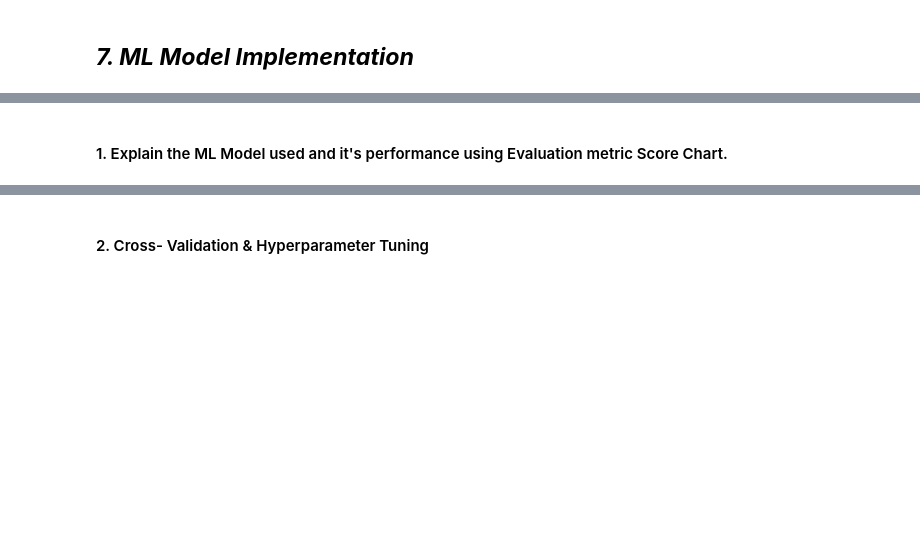
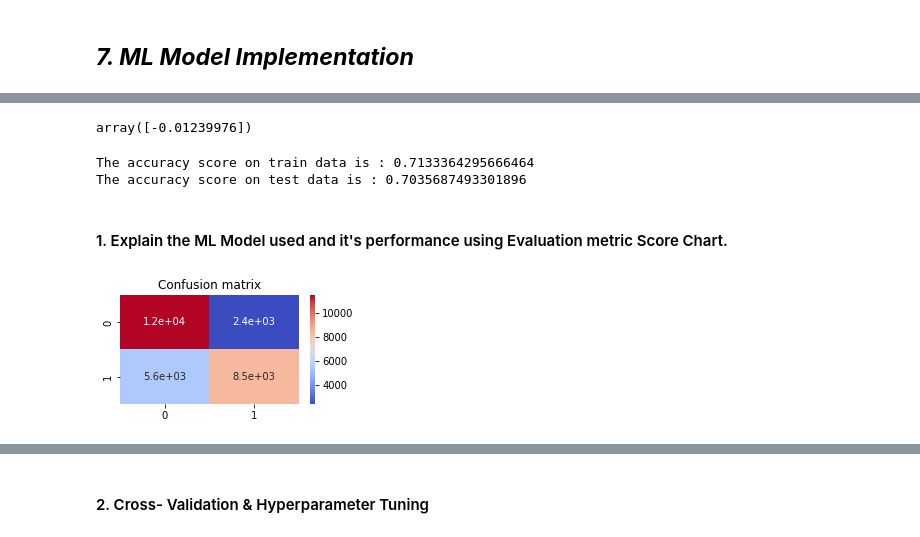
Before and after one commit to mdismailquraishicse/capstone_project_3_classification_creditcard_default, a Jupyter notebook: CreditCardDefaultPrediction.ipynb, the cells around one changed output, grey strips where cells are left out. Drawn from its saved outputs; the diff is of its cells as text; code cells hidden in the pictures; blank space fills up the shorter version.

```diff
--- a/CreditCardDefaultPrediction.ipynb
+++ b/CreditCardDefaultPrediction.ipynb
@@ -961,2 +1001,6 @@ Answer Here.
+# %%
+# X and Y variables
+X = df3.drop(columns=['default']).values
+y = df3['default'].values
 # %% [markdown]
 ##### Which method have you used to scale you data and why?
@@ -976,5 +1022,7 @@ Answer Here.
 ### 8. Data Splitting
 # %%
 # Split your data to train and test. Choose Splitting ratio wisely.
+
+xtrain,xtest,ytrain,ytest = train_test_split(X,y,test_size=.2,random_state=0)
 # %% [markdown]
 ##### What data splitting ratio have you used and why?
@@ -991,2 +1043,8 @@ Answer Here.
+# %%
+# Handling Imbalanced Dataset (If needed)
+
+smote = SMOTE(random_state=0)
+xsmote,ysmote =smote.fit_resample(xtrain,ytrain)
+xtrain,xtest,ytrain,ytest = train_test_split(xsmote,ysmote,random_state=0)
 # %% [markdown]
 ##### What technique did you use to handle the imbalance dataset and why? (If needed to be balanced)
@@ -999,6 +1057,8 @@ Answer Here.
 # %%
 # ML Model - 1 Implementation
-
+model = LogisticRegression(random_state=0)
 # Fit the Algorithm
-
+model.fit(xtrain,ytrain)
 # Predict on the model
+pred_train = model.predict(xtrain)
+pred_test = model.predict(xtest)
@@ -1005,2 +1077,16 @@ Answer Here.
+# %%
+# Checking Intercept
+model.intercept_
+# %% [output]
+array([-0.01239976])
+# %%
+# Get the accuracy scores
+train_accuracy = accuracy_score(pred_train,ytrain)
+test_accuracy = accuracy_score(pred_test,ytest)
+print('The accuracy score on train data is :',train_accuracy)
+print('The accuracy score on test data is :',test_accuracy)
+# %% [output]
+The accuracy score on train data is : 0.7133364295666464
+The accuracy score on test data is : 0.7035687493301896
 # %% [markdown]
 #### 1. Explain the ML Model used and it's performance using Evaluation metric Score Chart.
@@ -1008,0 +1093,12 @@ Answer Here.
+# %%
+# Visualizing evaluation Metric Score chart
+
+# Confusion matrix for train
+cm = confusion_matrix(ytrain,pred_train)
+labels = ['Normal','Default']
+plt.rcParams['figure.figsize'] = (4,2)
+sns.heatmap(cm,annot=True,cmap='coolwarm')
+plt.title('Confusion matrix')
+plt.show()
+# %% [output]
+[figure, added]
```
Also changed, not shown: parts of 131 cells of this notebook.
